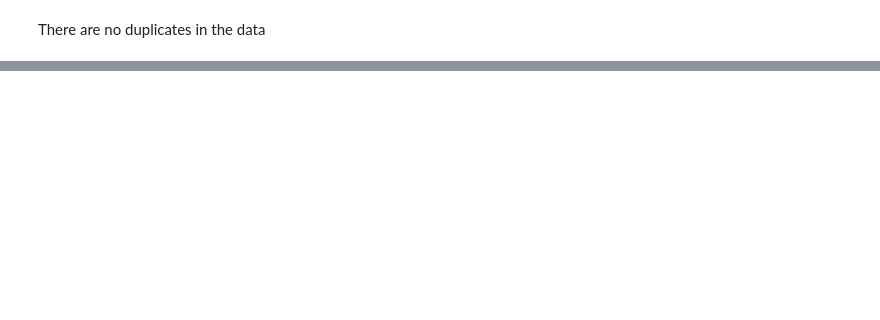
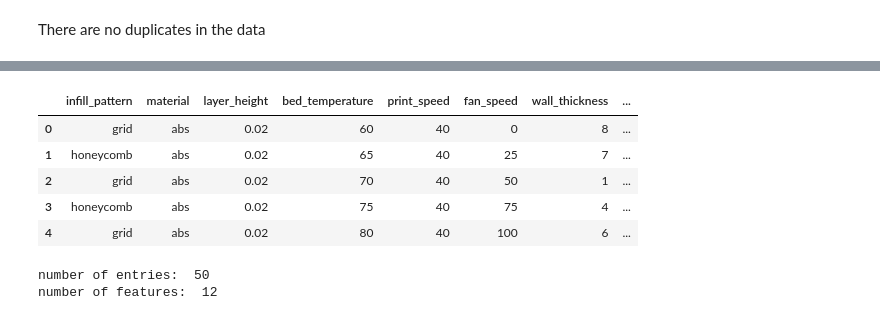
Before and after one commit to sokosaa/Machine-Learning-in-Mechanical-Engineering, a Jupyter notebook: HW1/case2/casestudy2.ipynb, the cells around one changed output, grey strips where cells are left out. Drawn from its saved outputs; the diff is of its cells as text; code cells hidden in the pictures; blank space fills up the shorter version.

```diff
--- a/HW1/case2/casestudy2.ipynb
+++ b/HW1/case2/casestudy2.ipynb
@@ -101,0 +229,17 @@ There are no duplicates in the data
+# %%
+df = pd.concat((data[cats], data[nums]), axis=1)
+df.head()
+# %% [output]
+|  | infill_pattern | material | layer_height | bed_temperature | print_speed | fan_speed | wall_thickness | ... |
+| 0 | grid | abs | 0.02 | 60 | 40 | 0 | 8 | ... |
+| 1 | honeycomb | abs | 0.02 | 65 | 40 | 25 | 7 | ... |
+| 2 | grid | abs | 0.02 | 70 | 40 | 50 | 1 | ... |
+| 3 | honeycomb | abs | 0.02 | 75 | 40 | 75 | 4 | ... |
+| 4 | grid | abs | 0.02 | 80 | 40 | 100 | 6 | ... |
+# %%
+num_rows, num_cols = df.shape
+print('number of entries: ',num_rows)
+print('number of features: ',num_cols)
+# %% [output]
+number of entries:  50
+number of features:  12
```
Also changed, not shown: parts of 19 cells of this notebook.
